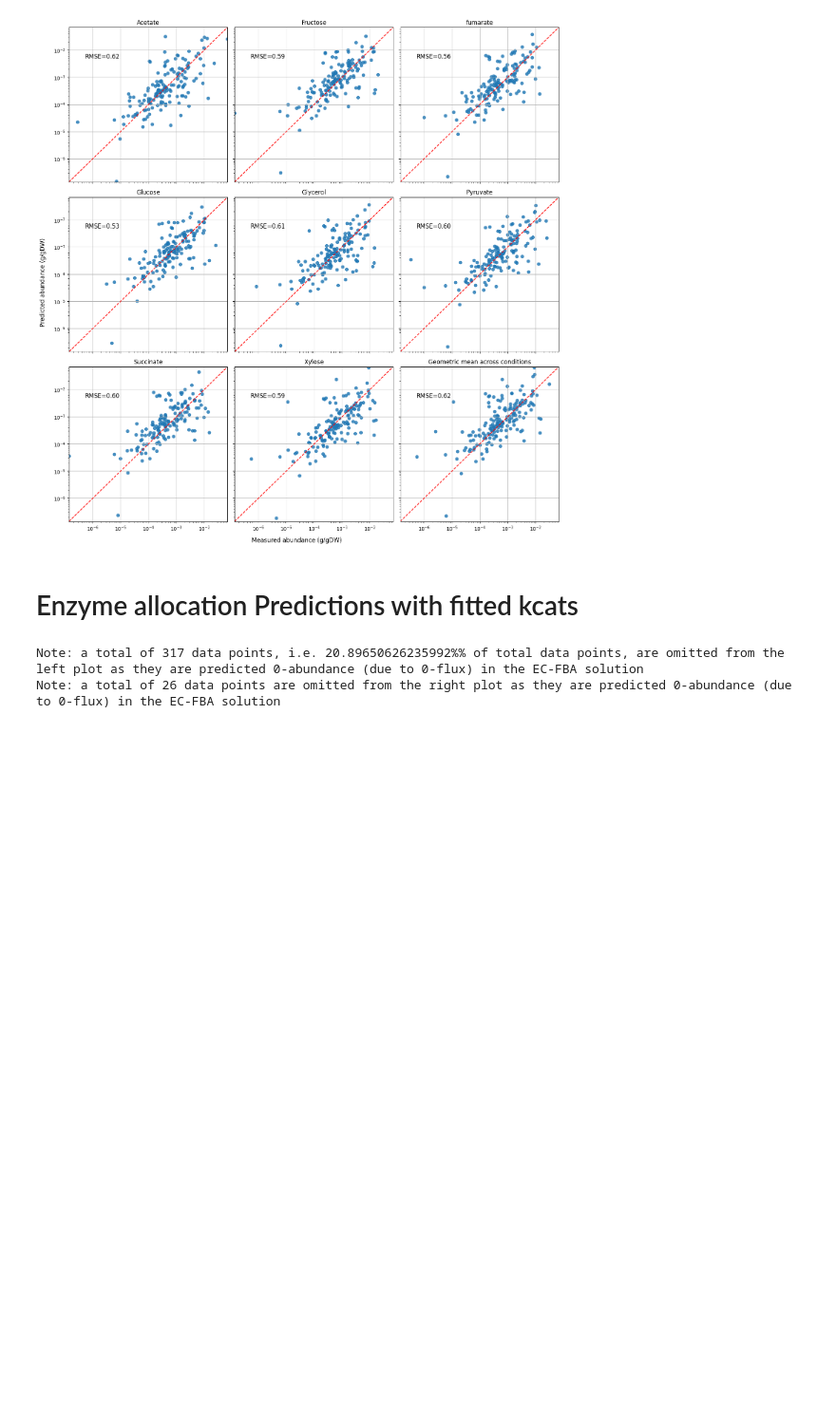
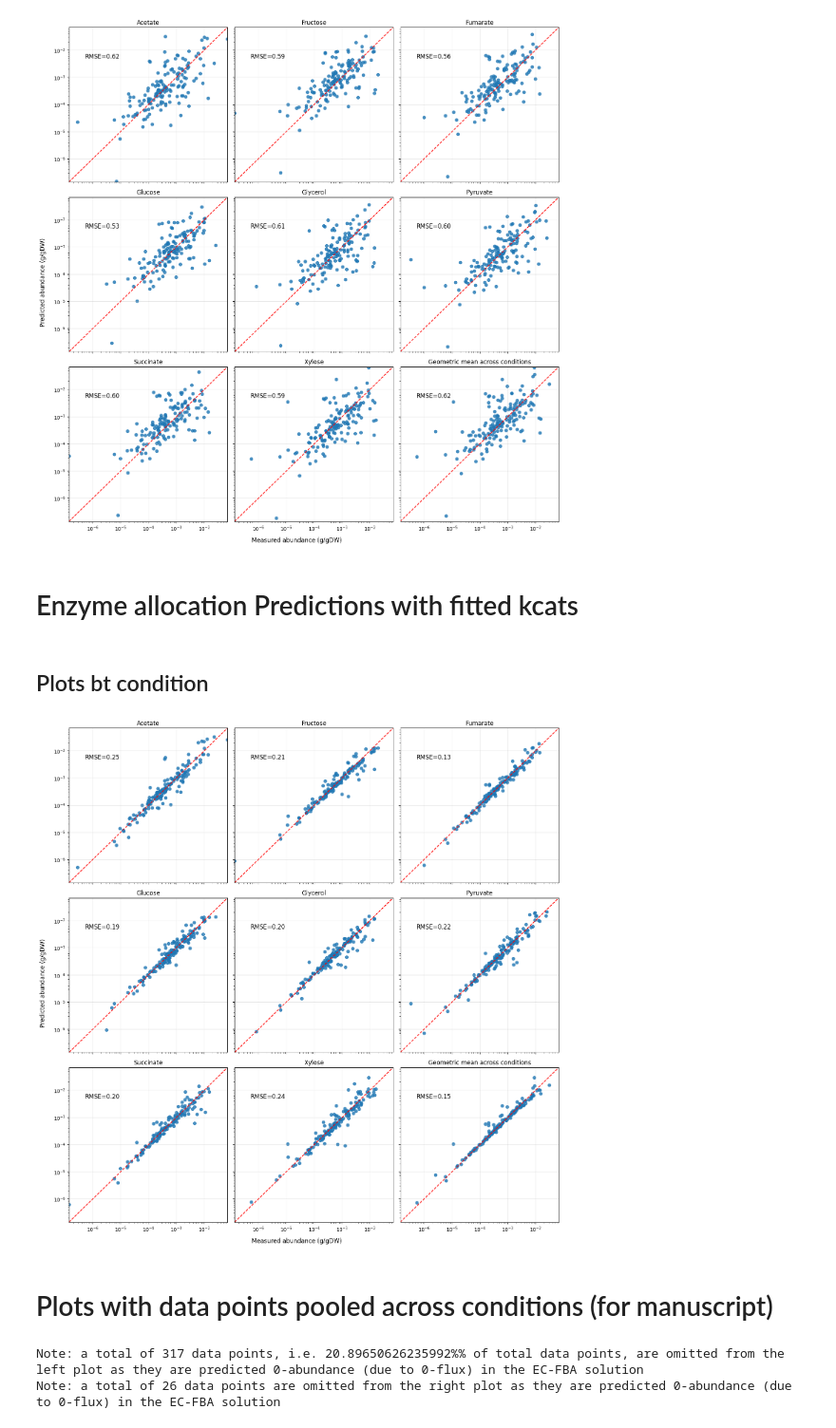
Before and after one commit to marco-corrao/iCH360_paper, a Jupyter notebook: Manuscript_Figures/notebooks/enzyme_allocation_predictions.ipynb, the cells around one changed output. Shown at 95% size. Saved outputs shown, nothing was run; the diff lists cells and outputs as text; code cells hidden in the pictures; blank space fills up the shorter version.

```diff
--- a/Manuscript_Figures/notebooks/enzyme_allocation_predictions.ipynb
+++ b/Manuscript_Figures/notebooks/enzyme_allocation_predictions.ipynb
@@ -68,7 +84,7 @@ for i in range(3):
             ax[i,j].set_xlim(shared_limits)
             ax[i,j].set_ylim(shared_limits)
             ax[i,j].plot(shared_limits,shared_limits,'r--')
-            ax[i,j].grid()
+            ax[i,j].grid(alpha=grid_alpha)
 
             #Styling
             ax[i,j].set_title(f"{carbon_sources_bigg2name_map[carbon_source]}",fontsize=label_fs)
@@ -87,7 +103,7 @@ ax[-1,-1].set_yscale("log")
 ax[-1,-1].set_xlim(shared_limits)
 ax[-1,-1].set_ylim(shared_limits)
 ax[-1,-1].plot(shared_limits,shared_limits,'r--')
-ax[-1,-1].grid()
+ax[-1,-1].grid(alpha=grid_alpha)
 ax[-1,-1].set_title(f"Geometric mean across conditions",fontsize=label_fs)
 ax[-1,-1].text(0.1,0.8,f'RMSE={RMSEL(GM["measured"].values,GM["unadjusted_predicted"].values):.2f}',
                             transform=ax[i,j].transAxes,fontsize=label_fs)
@@ -101,6 +117,63 @@ fig.savefig('../figures/unadjusted_kcats_enzyme_allocation_predictions.pdf',dpi=
 [figure]
 # %% [markdown]
 # Enzyme allocation Predictions with fitted kcats
+# %% [markdown]
+## Plots bt condition
+# %%
+all_carbon_sources=results['enzyme_allocation']['carbon_source'].unique()
+N=len(all_carbon_sources)+1
+fig,ax=plt.subplots(3,3,figsize=(15,15),sharex=True,sharey=True)
+
+shared_limits=[min(np.min(results['enzyme_allocation']['measured'][results['enzyme_allocation']['measured']>0]),
+                   np.min(results['enzyme_allocation']['adjusted_predicted'][results['enzyme_allocation']['adjusted_predicted']>0])),
+               max(np.max(results['enzyme_allocation']['measured'][results['enzyme_allocation']['measured']>0]),
+                   np.max(results['enzyme_allocation']['adjusted_predicted'][results['enzyme_allocation']['adjusted_predicted']>0]))]
+
+k=0
+for i in range(3):
+    for j in range(3):
+        if k<len(all_carbon_sources):
+            carbon_source=all_carbon_sources[k]
+            cur_data=results['enzyme_allocation'].query("carbon_source==@carbon_source")
+            ax[i,j].scatter(cur_data['measured'],cur_data['adjusted_predicted'],alpha=0.8)
+            ax[i,j].set_xscale("log")
+            ax[i,j].set_yscale("log")
+            ax[i,j].set_xlim(shared_limits)
+            ax[i,j].set_ylim(shared_limits)
+            ax[i,j].plot(shared_limits,shared_limits,'r--')
+            ax[i,j].grid(alpha=grid_alpha)
+
+            #Styling
+            ax[i,j].set_title(f"{carbon_sources_bigg2name_map[carbon_source]}",fontsize=label_fs)
+            ax[i,j].text(0.1,0.8,f'RMSE={RMSEL(cur_data["measured"].values,cur_data["adjusted_predicted"].values):.2f}',
+                                        transform=ax[i,j].transAxes,fontsize=label_fs)
+            k+=1
+
+#Last plot, we plot geometric mean across conditions
+GM=results['enzyme_allocation'].query("measured>0 & adjusted_predicted>0").groupby("enzyme").aggregate(
+                                                            {'adjusted_predicted':geometric_mean,
+                                                                'measured':geometric_mean}
+                                                                )
+ax[-1,-1].scatter(GM['measured'],GM['adjusted_predicted'],alpha=0.8)
+ax[-1,-1].set_xscale("log")
+ax[-1,-1].set_yscale("log")
+ax[-1,-1].set_xlim(shared_limits)
+ax[-1,-1].set_ylim(shared_limits)
+ax[-1,-1].plot(shared_limits,shared_limits,'r--')
+ax[-1,-1].grid(alpha=grid_alpha)
+ax[-1,-1].set_title(f"Geometric mean across conditions",fontsize=label_fs)
+ax[-1,-1].text(0.1,0.8,f'RMSE={RMSEL(GM["measured"].values,GM["adjusted_predicted"].values):.2f}',
+                            transform=ax[i,j].transAxes,fontsize=label_fs)
+
+
+fig.supxlabel("Measured abundance (g/gDW)",fontsize=label_fs)
+fig.supylabel("Predicted abundance (g/gDW) \n",fontsize=label_fs)
+plt.tight_layout()
+#fig.savefig('../figures/unadjusted_kcats_enzyme_allocation_predictions.pdf',dpi=300,bbox_inches='tight')
+# %% [output]
+[figure, added]
+# %% [markdown]
+# Plots with data points pooled across conditions (for manuscript)
 # %%
 fig,ax=plt.subplots(1,2,figsize=(15,6))
 #Parameters
```
Also changed, not shown: parts of 13 cells of this notebook, 3 other files.
